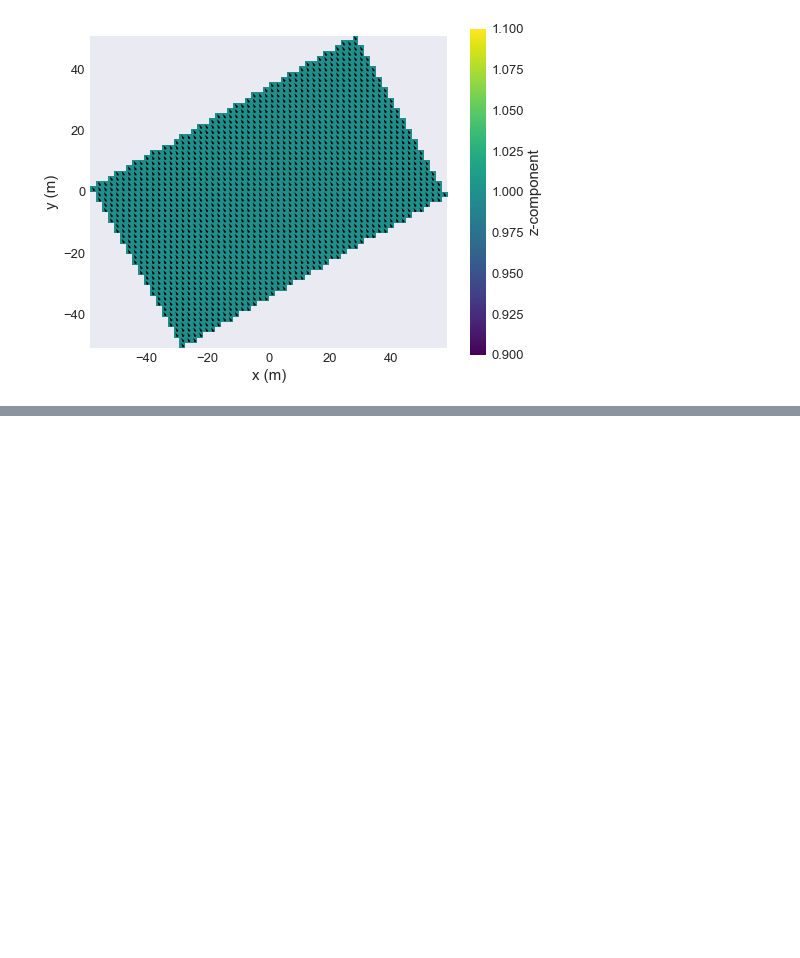
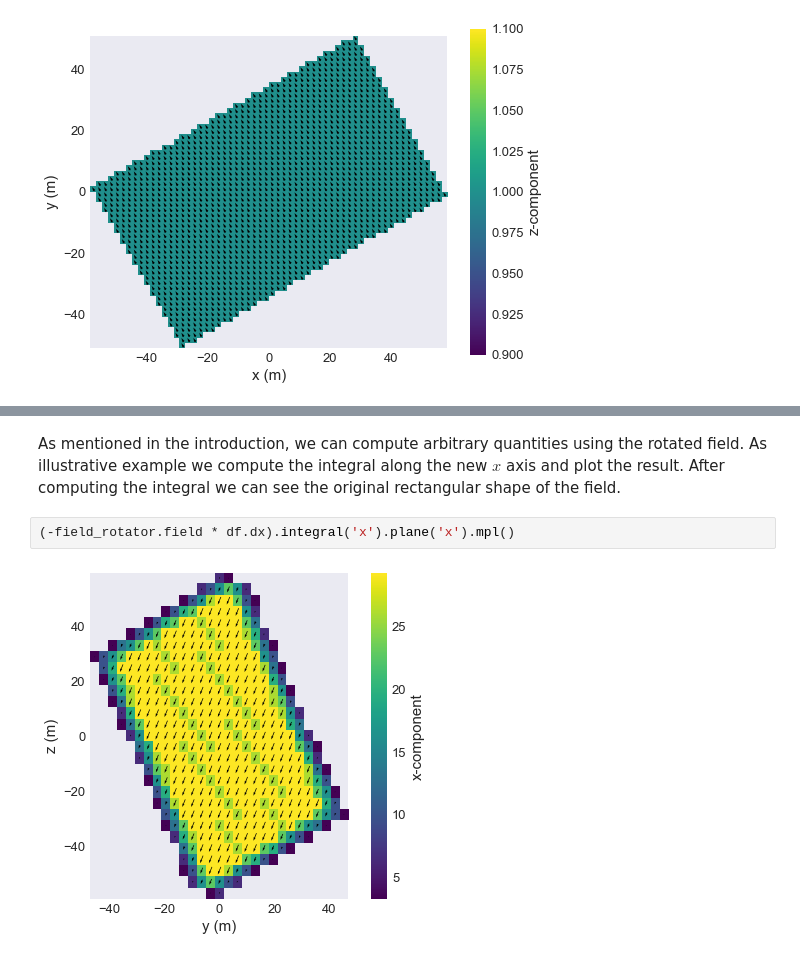
Before and after one commit to ubermag/discretisedfield, a Jupyter notebook: docs/ipynb/field-rotations.ipynb, the cells around one changed output, grey strips where cells are left out. Drawn from its saved outputs; the diff is of its cells as text; blank space fills up the shorter version.

```diff
--- a/docs/ipynb/field-rotations.ipynb
+++ b/docs/ipynb/field-rotations.ipynb
@@ -115,0 +175,6 @@ Full description of all existing functionality can be found in the [API Referenc
+# %% [markdown]
+As mentioned in the introduction, we can compute arbitrary quantities using the rotated field. As illustrative example we compute the integral along the new $x$ axis and plot the result. After computing the integral we can see the original rectangular shape of the field.
+# %%
+(-field_rotator.field * df.dx).integral('x').plane('x').mpl()
+# %% [output]
+[figure, added]
```
Also changed, not shown: parts of 39 cells of this notebook.
